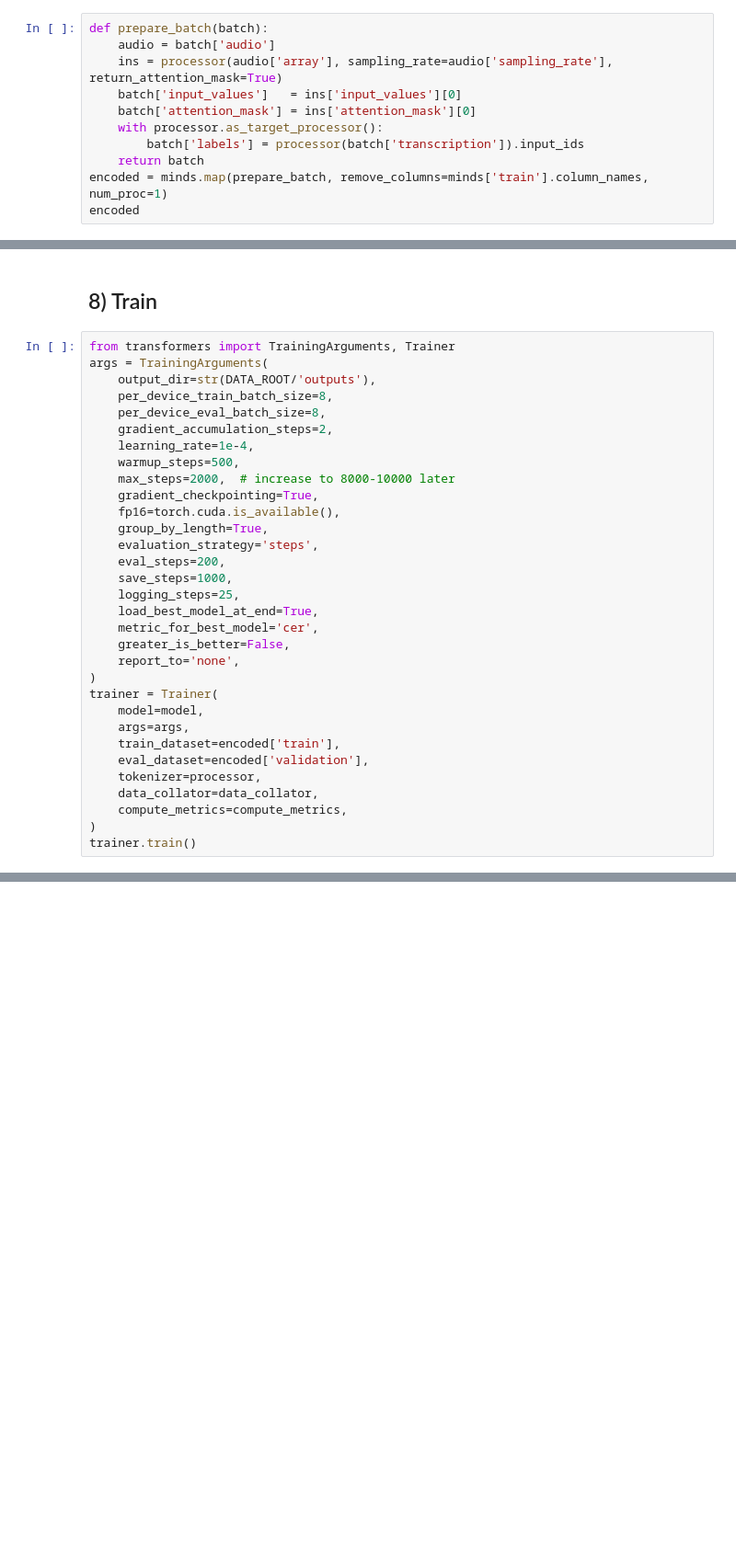
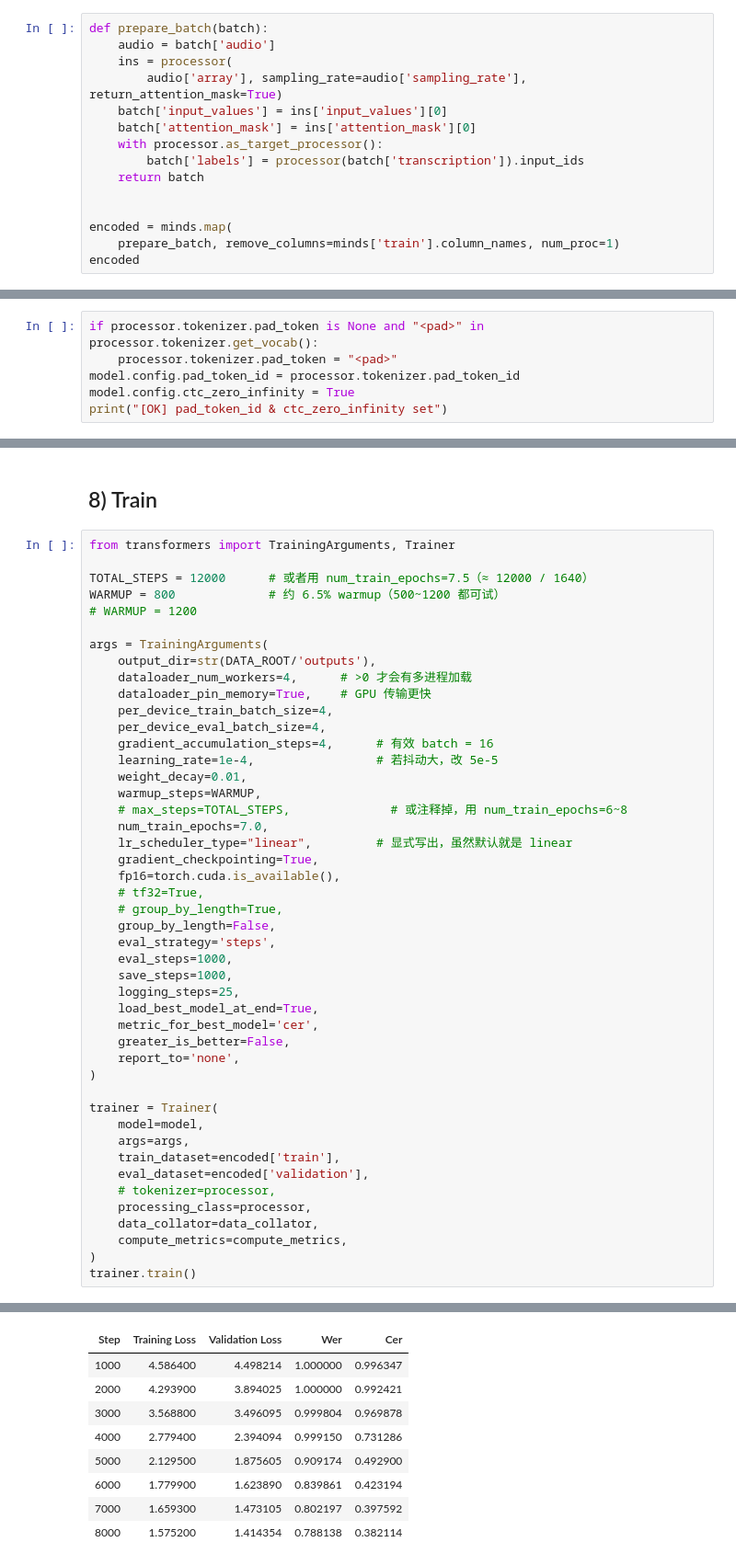
Before and after one commit to NUS-AIS-Practice-Modules/PRS-PM-2025-10-15-18FT-GRP-NeverStopCoding-M3, a Jupyter notebook: cs_dialogue_xlsr_ctc.ipynb, the cells around one changed output, grey strips where cells are left out. Shown: that part at 92% size. Drawn from its saved outputs; the diff is of its cells as text; blank space fills up the shorter version.

```diff
--- a/cs_dialogue_xlsr_ctc.ipynb
+++ b/cs_dialogue_xlsr_ctc.ipynb
@@ -314,11 +547,15 @@ model.to(device); model.train(); device
 # %%
 def prepare_batch(batch):
     audio = batch['audio']
-    ins = processor(audio['array'], sampling_rate=audio['sampling_rate'], return_attention_mask=True)
-    batch['input_values']   = ins['input_values'][0]
+    ins = processor(
+        audio['array'], sampling_rate=audio['sampling_rate'], return_attention_mask=True)
+    batch['input_values'] = ins['input_values'][0]
     batch['attention_mask'] = ins['attention_mask'][0]
     with processor.as_target_processor():
         batch['labels'] = processor(batch['transcription']).input_ids
     return batch
-encoded = minds.map(prepare_batch, remove_columns=minds['train'].column_names, num_proc=1)
+
+
+encoded = minds.map(
+    prepare_batch, remove_columns=minds['train'].column_names, num_proc=1)
 encoded
@@ -370,0 +765,6 @@ if len(sample):
+# %%
+if processor.tokenizer.pad_token is None and "<pad>" in processor.tokenizer.get_vocab():
+    processor.tokenizer.pad_token = "<pad>"
+model.config.pad_token_id = processor.tokenizer.pad_token_id
+model.config.ctc_zero_infinity = True
+print("[OK] pad_token_id & ctc_zero_infinity set")
@@ -372,19 +861,31 @@ if len(sample):
 ## 8) Train
 # %%
 from transformers import TrainingArguments, Trainer
+
+TOTAL_STEPS = 12000      # 或者用 num_train_epochs=7.5（≈ 12000 / 1640）
+WARMUP = 800             # 约 6.5% warmup（500~1200 都可试）
+# WARMUP = 1200
+
 args = TrainingArguments(
     output_dir=str(DATA_ROOT/'outputs'),
-    per_device_train_batch_size=8,
-    per_device_eval_batch_size=8,
-    gradient_accumulation_steps=2,
-    learning_rate=1e-4,
-    warmup_steps=500,
-    max_steps=2000,  # increase to 8000-10000 later
+    dataloader_num_workers=4,      # >0 才会有多进程加载
+    dataloader_pin_memory=True,    # GPU 传输更快
+    per_device_train_batch_size=4,
+    per_device_eval_batch_size=4,
+    gradient_accumulation_steps=4,      # 有效 batch = 16
+    learning_rate=1e-4,                 # 若抖动大，改 5e-5
+    weight_decay=0.01,
+    warmup_steps=WARMUP,
+    # max_steps=TOTAL_STEPS,              # 或注释掉，用 num_train_epochs=6~8
+    num_train_epochs=7.0,
+    lr_scheduler_type="linear",         # 显式写出，虽然默认就是 linear
     gradient_checkpointing=True,
     fp16=torch.cuda.is_available(),
-    group_by_length=True,
-    evaluation_strategy='steps',
-    eval_steps=200,
+    # tf32=True,
+    # group_by_length=True,
+    group_by_length=False,
+    eval_strategy='steps',
+    eval_steps=1000,
     save_steps=1000,
     logging_steps=25,
     load_best_model_at_end=True,
@@ -392,13 +893,16 @@ args = TrainingArguments(
     greater_is_better=False,
     report_to='none',
 )
+
 trainer = Trainer(
     model=model,
     args=args,
     train_dataset=encoded['train'],
     eval_dataset=encoded['validation'],
-    tokenizer=processor,
+    # tokenizer=processor,
+    processing_class=processor,
     data_collator=data_collator,
     compute_metrics=compute_metrics,
 )
 trainer.train()
+# %% [output]
@@ -404,0 +910,9 @@ trainer.train()
+| Step | Training Loss | Validation Loss | Wer | Cer |
+| 1000 | 4.586400 | 4.498214 | 1.000000 | 0.996347 |
+| 2000 | 4.293900 | 3.894025 | 1.000000 | 0.992421 |
+| 3000 | 3.568800 | 3.496095 | 0.999804 | 0.969878 |
+| 4000 | 2.779400 | 2.394094 | 0.999150 | 0.731286 |
+| 5000 | 2.129500 | 1.875605 | 0.909174 | 0.492900 |
+| 6000 | 1.779900 | 1.623890 | 0.839861 | 0.423194 |
+| 7000 | 1.659300 | 1.473105 | 0.802197 | 0.397592 |
+| 8000 | 1.575200 | 1.414354 | 0.788138 | 0.382114 |
```
Also changed, not shown: parts of 27 cells of this notebook.
